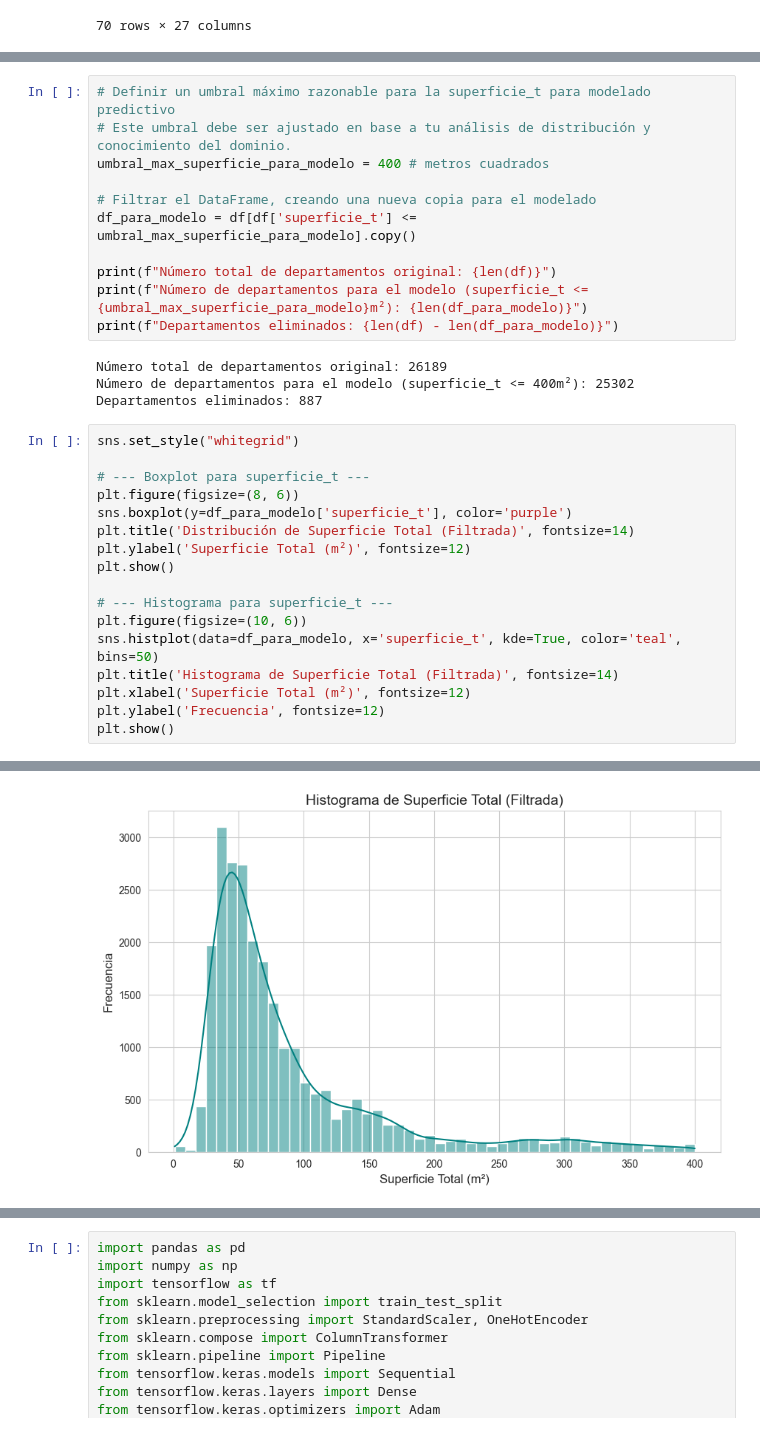
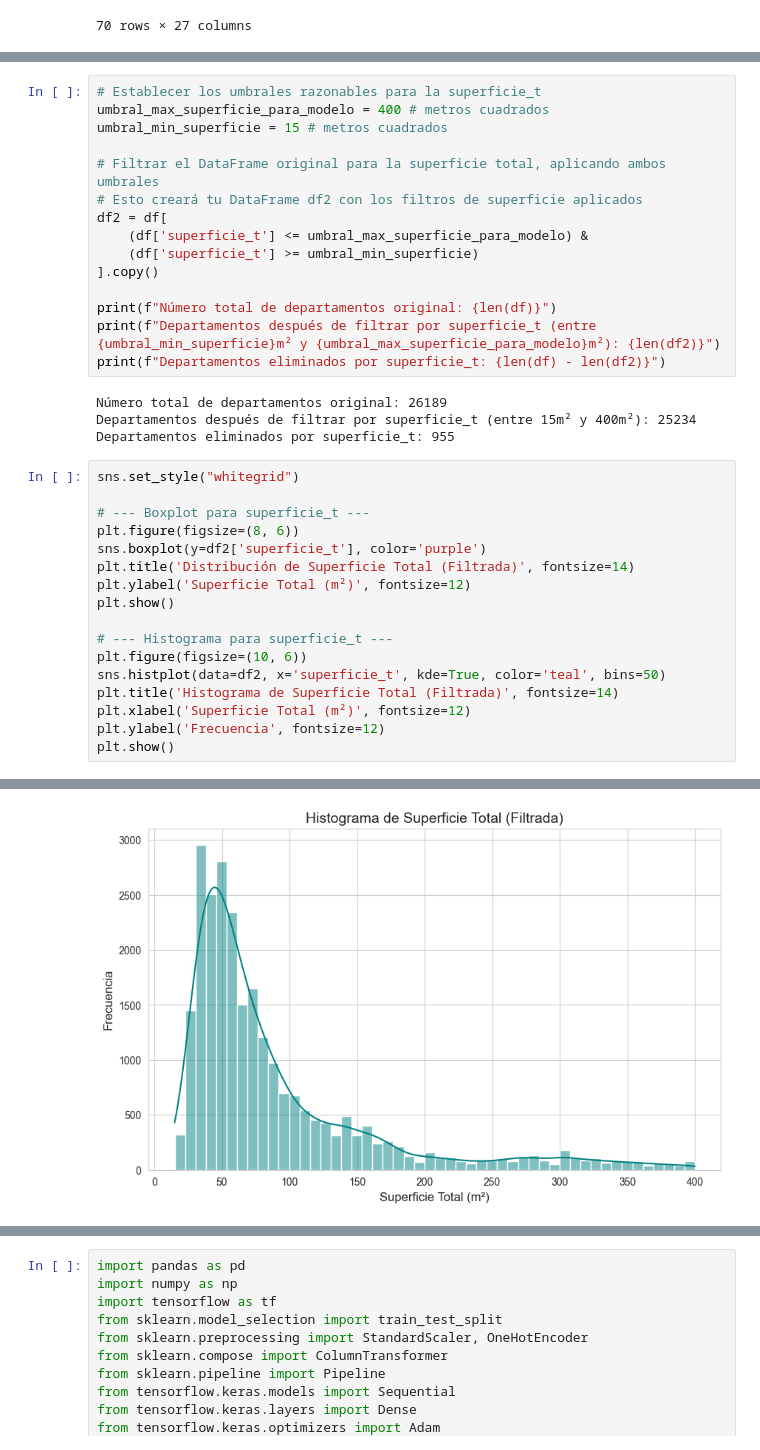
Before and after one commit to AlonsoDS/Proyecto_titulo, a Jupyter notebook: WebScraper/Analisis.ipynb, the cells around one changed output, grey strips where cells are left out. Saved outputs shown, nothing was run; the diff lists cells and outputs as text.

```diff
--- a/WebScraper/Analisis.ipynb
+++ b/WebScraper/Analisis.ipynb
@@ -188,31 +211,35 @@ df_sorted_by_superficie.head(70)
 # %%
-# Definir un umbral máximo razonable para la superficie_t para modelado predictivo
-# Este umbral debe ser ajustado en base a tu análisis de distribución y conocimiento del dominio.
+# Establecer los umbrales razonables para la superficie_t
 umbral_max_superficie_para_modelo = 400 # metros cuadrados
+umbral_min_superficie = 15 # metros cuadrados
 
-# Filtrar el DataFrame, creando una nueva copia para el modelado
-df_para_modelo = df[df['superficie_t'] <= umbral_max_superficie_para_modelo].copy()
+# Filtrar el DataFrame original para la superficie total, aplicando ambos umbrales
+# Esto creará tu DataFrame df2 con los filtros de superficie aplicados
+df2 = df[
+    (df['superficie_t'] <= umbral_max_superficie_para_modelo) &
+    (df['superficie_t'] >= umbral_min_superficie)
+].copy()
 
 print(f"Número total de departamentos original: {len(df)}")
-print(f"Número de departamentos para el modelo (superficie_t <= {umbral_max_superficie_para_modelo}m²): {len(df_para_modelo)}")
-print(f"Departamentos eliminados: {len(df) - len(df_para_modelo)}")
+print(f"Departamentos después de filtrar por superficie_t (entre {umbral_min_superficie}m² y {umbral_max_superficie_para_modelo}m²): {len(df2)}")
+print(f"Departamentos eliminados por superficie_t: {len(df) - len(df2)}")
 # %% [output]
 Número total de departamentos original: 26189
-Número de departamentos para el modelo (superficie_t <= 400m²): 25302
-Departamentos eliminados: 887
+Departamentos después de filtrar por superficie_t (entre 15m² y 400m²): 25234
+Departamentos eliminados por superficie_t: 955
 # %%
 sns.set_style("whitegrid")
 
 # --- Boxplot para superficie_t ---
 plt.figure(figsize=(8, 6))
-sns.boxplot(y=df_para_modelo['superficie_t'], color='purple')
+sns.boxplot(y=df2['superficie_t'], color='purple')
 plt.title('Distribución de Superficie Total (Filtrada)', fontsize=14)
 plt.ylabel('Superficie Total (m²)', fontsize=12)
 plt.show()
 
 # --- Histograma para superficie_t ---
 plt.figure(figsize=(10, 6))
-sns.histplot(data=df_para_modelo, x='superficie_t', kde=True, color='teal', bins=50)
+sns.histplot(data=df2, x='superficie_t', kde=True, color='teal', bins=50)
 plt.title('Histograma de Superficie Total (Filtrada)', fontsize=14)
 plt.xlabel('Superficie Total (m²)', fontsize=12)
 plt.ylabel('Frecuencia', fontsize=12)
@@ -222,4 +249,4 @@ plt.show()
-[figure, old version]
+[figure, new version]
 # %% [markdown]
 ### Justificación de la Eliminación de Outliers en superficie_t
 La decisión de eliminar departamentos con superficies totales extremadamente altas (superiores a 400 m²) se justifica por la necesidad de construir un modelo predictivo de precios robusto y preciso para el segmento de mercado más representativo. Si bien existen modelos avanzados capaces de capturar la relación entre la ubicación y las dimensiones atípicas sin comprometer significativamente la precisión general, la realidad de nuestros datos es que varios de estos casos anómalos corresponden a errores de ingreso. Por ejemplo, mientras un departamento de 1000 m² en una comuna exclusiva como Lo Barnechea (Lo Curro) podría ser una propiedad de lujo legítima, un valor similar en una comuna como Estación Central, con características urbanas muy distintas, es altamente improbable y sugiere un dato erróneo. La inclusión de estos valores atípicos, que constituyen un porcentaje mínimo del dataset pero poseen una variabilidad desproporcionada y a menudo incorrecta, podría sesgar el modelo, disminuyendo su capacidad para capturar los patrones de precios en la vasta mayoría de los departamentos válidos y representativos. Al concentrar el análisis en un rango de superficies más homogéneo y confiable, se mejora la eficiencia del modelo y su interpretabilidad, asegurando que las predicciones sean más confiables para el grueso de las transacciones.
```
Also changed, not shown: parts of 39 cells of this notebook, 1 other file.
